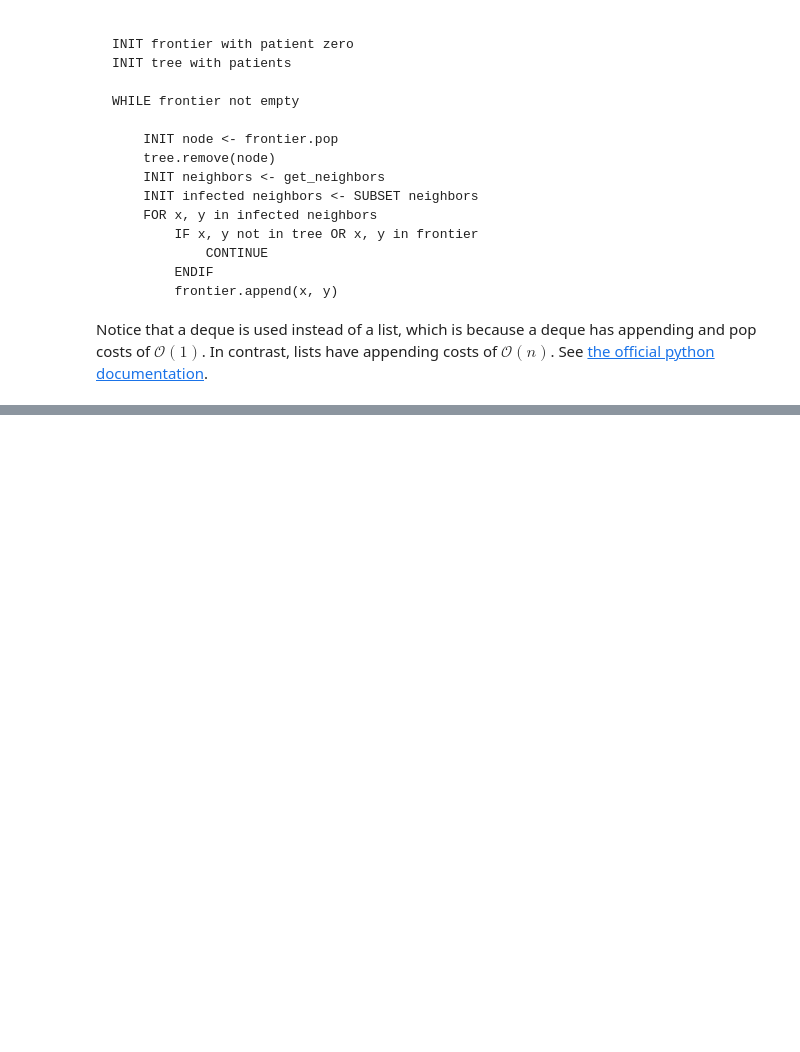
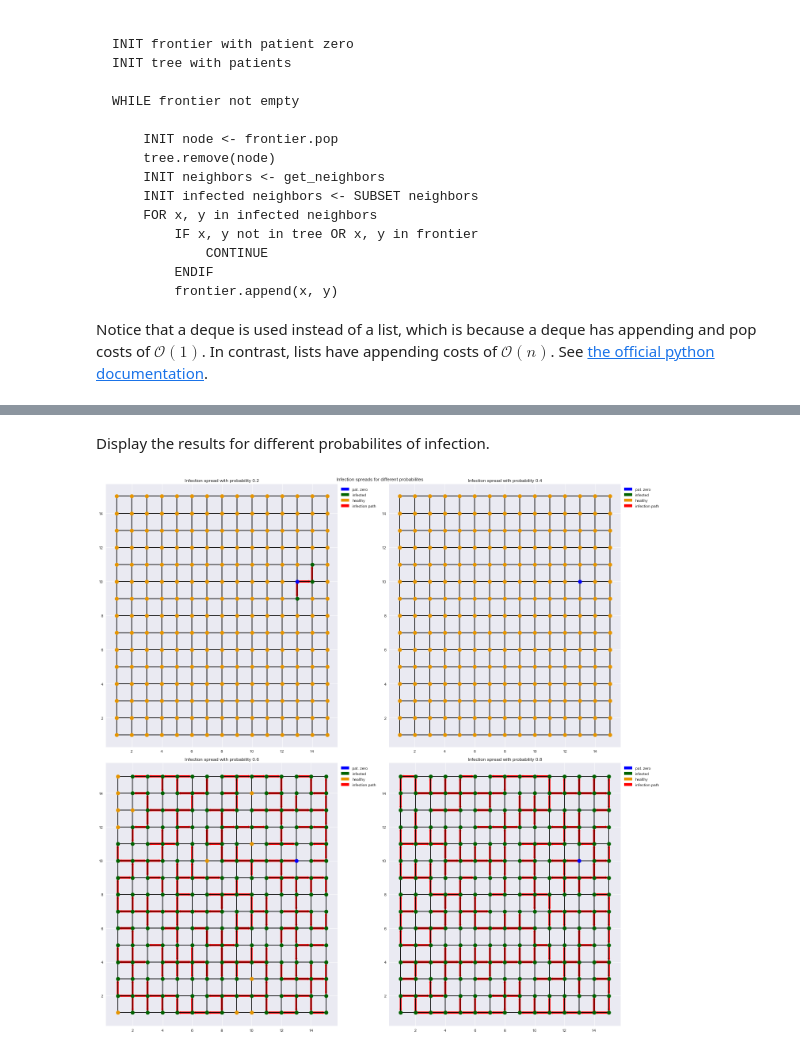
Before and after one commit to juliandwain/agora, a Jupyter notebook: stats/percolation.ipynb, the cells around one changed output, grey strips where cells are left out. Drawn from its saved outputs; the diff is of its cells as text; code cells hidden in the pictures; blank space fills up the shorter version.

```diff
--- a/stats/percolation.ipynb
+++ b/stats/percolation.ipynb
@@ -145,0 +166,53 @@ fig1
+# %% [markdown]
+Display the results for different probabilites of infection.
+# %%
+# define the probabilites
+p_infect = [0.2, 0.4, 0.6, 0.8]
+
+# define the figure
+nrows, ncols = 2, 2
+fig2 = plt.figure(figsize=(20, 20))
+gs = gridspec.GridSpec(nrows, ncols, figure=fig2)
+axes = [
+    fig2.add_subplot(gs[0, 0]),
+    fig2.add_subplot(gs[0, 1]),
+    fig2.add_subplot(gs[1, 0]),
+    fig2.add_subplot(gs[1, 1]),
+]
+
+for counter, p in enumerate(p_infect):
+    # herein, the tree has to be filled in each iteration
+    tree = {(x, y) for x, y in coords}
+    axes[counter].plot(X, Y, color=black)
+    axes[counter].plot(Y, X, color=black)
+    axes[counter].plot(*pat_zero, marker='o', ms=10, color=blue, ls="")
+    # define the frontier as queue
+    frontier = collections.deque([pat_zero])
+    while frontier:
+        infected = []
+        node = frontier.pop()
+        tree.remove(node)
+        neighbors = get_neighbors(node, distance, x_limit=xlim, y_limit=ylim)
+        mask = rng.random(size=neighbors.shape[0]) < p
+        for x, y in neighbors[mask]:
+            if (x, y) not in tree or (x, y) in frontier:
+                continue
+            frontier.append((x, y))
+            infected.append((x, y))
+            # modify the plot
+            axes[counter].arrow(node[0], node[1], x - node[0], y - node[1], width=1 / 125 * min(nx, ny), length_includes_head=True, head_width=1 / 100 * min(nx, ny), color=red)
+            axes[counter].plot(x, y, marker="o", ms=10, color=green)
+        tree_struct[f"Node: {node}"] = infected
+
+    # modify the plot
+    for x, y in tree:
+        axes[counter].plot(x, y, marker="o", ms=10, color=orange)
+    green_patch =  mpatches.Patch(color=green, label="infected")
+    red_patch =  mpatches.Patch(color=red, label="infection path")
+    orange_patch = mpatches.Patch(color=orange, label="healthy")
+    axes[counter].legend(handles=[blue_patch, green_patch, orange_patch, red_patch], bbox_to_anchor=(1, 1), loc="upper left")
+    axes[counter].set_title(f"Infection spread with probability {p}")
+fig2.suptitle("Infection spreads for different probabilites")
+fig2.tight_layout()
+# %% [output]
+[figure, added]
```
Also changed, not shown: parts of 5 cells of this notebook.
